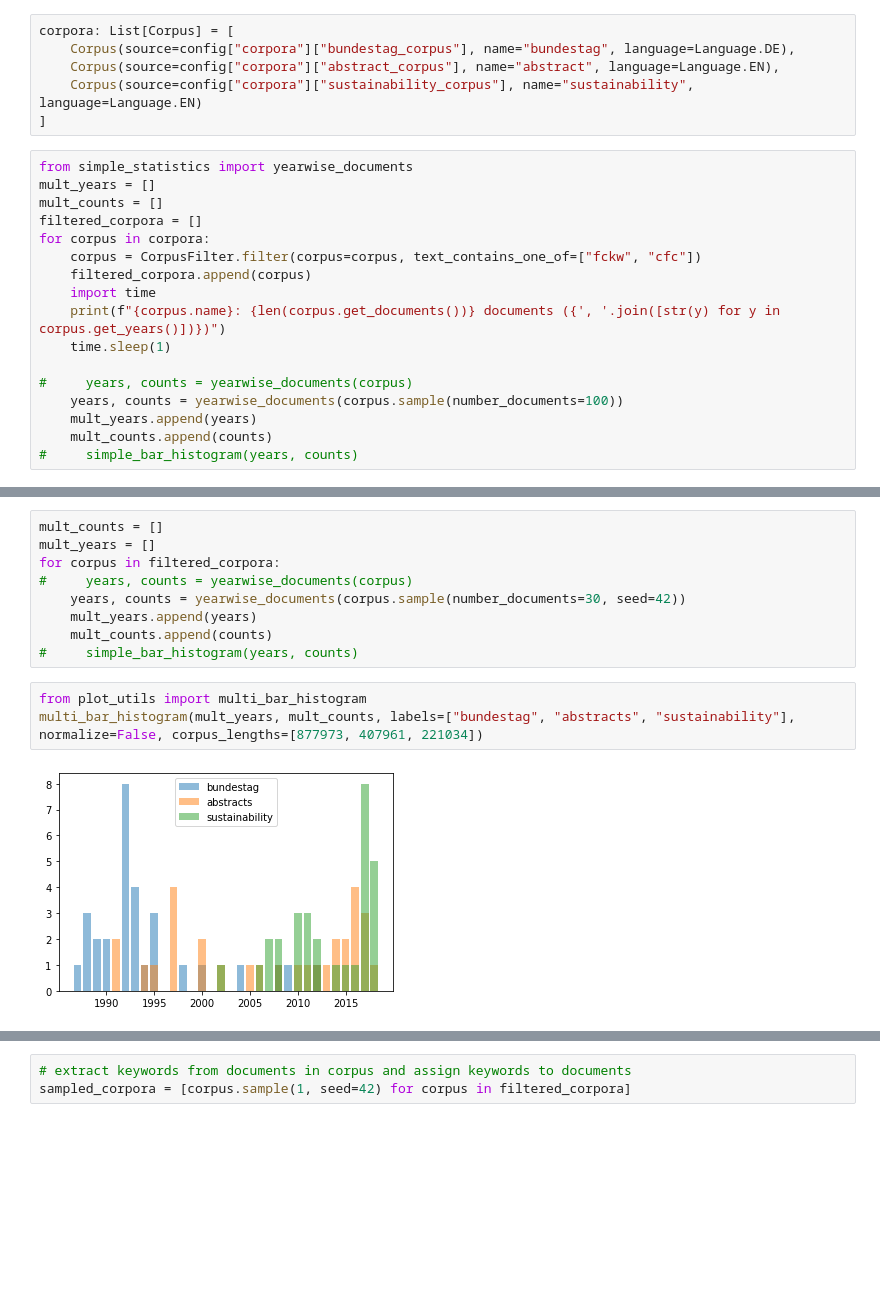
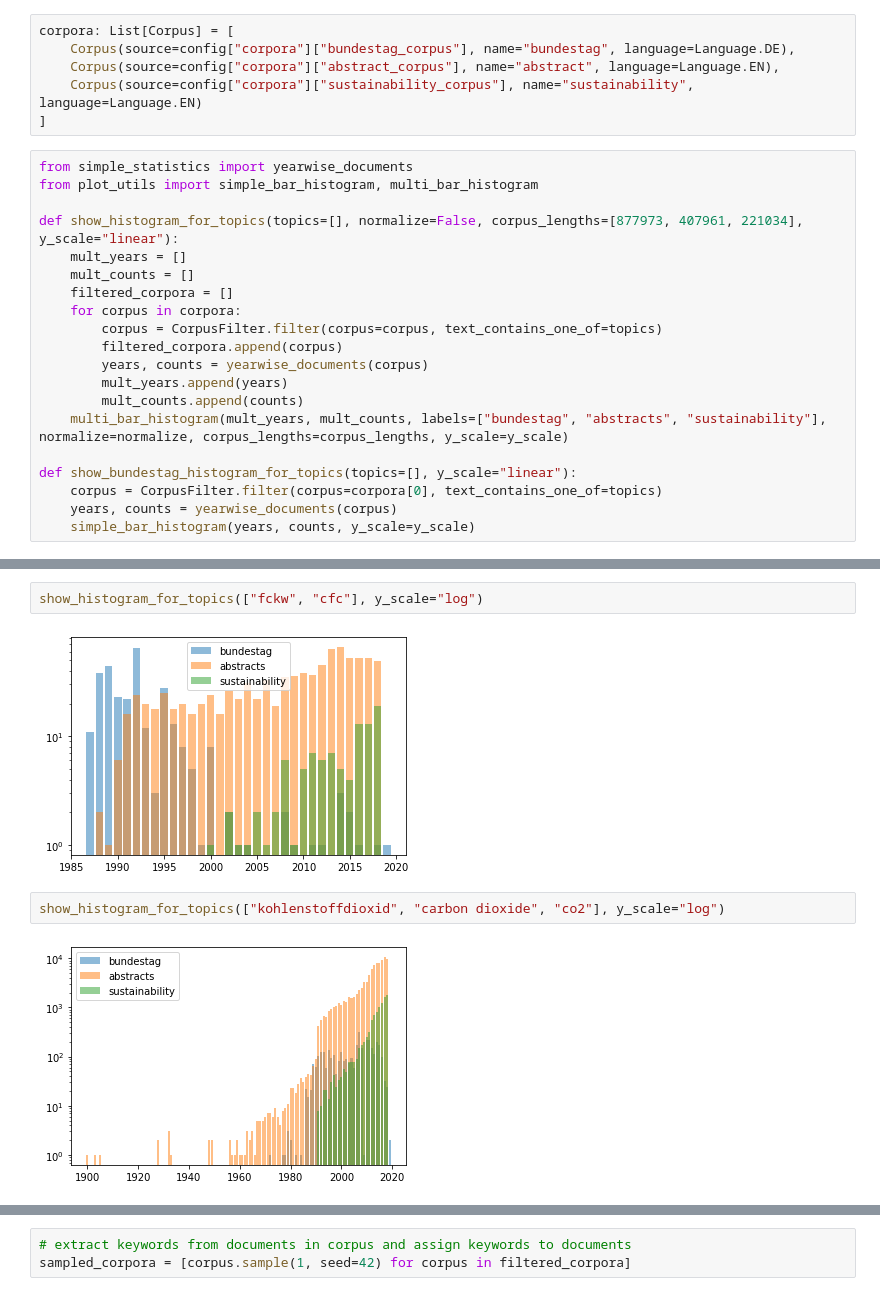
Before and after one commit to philipptrenz/climate-keywords, a Jupyter notebook: pipeline.ipynb, the cells around one changed output, grey strips where cells are left out. Saved outputs shown, nothing was run; the diff lists cells and outputs as text; blank space fills up the shorter version.

Commit message:
add more histograms

```diff
--- a/pipeline.ipynb
+++ b/pipeline.ipynb
@@ -15,18 +15,21 @@ corpora: List[Corpus] = [
 ]
 # %%
 from simple_statistics import yearwise_documents
-mult_years = []
-mult_counts = []
-filtered_corpora = []
-for corpus in corpora:
-    corpus = CorpusFilter.filter(corpus=corpus, text_contains_one_of=["fckw", "cfc"])
-    filtered_corpora.append(corpus)
-    import time
-    print(f"{corpus.name}: {len(corpus.get_documents())} documents ({', '.join([str(y) for y in corpus.get_years()])})")
-    time.sleep(1)
+from plot_utils import simple_bar_histogram, multi_bar_histogram
 
-#     years, counts = yearwise_documents(corpus)
-    years, counts = yearwise_documents(corpus.sample(number_documents=100))
-    mult_years.append(years)
-    mult_counts.append(counts)
-#     simple_bar_histogram(years, counts)
+def show_histogram_for_topics(topics=[], normalize=False, corpus_lengths=[877973, 407961, 221034], y_scale="linear"):
+    mult_years = []
+    mult_counts = []
+    filtered_corpora = []
+    for corpus in corpora:
+        corpus = CorpusFilter.filter(corpus=corpus, text_contains_one_of=topics)
+        filtered_corpora.append(corpus)
+        years, counts = yearwise_documents(corpus)
+        mult_years.append(years)
+        mult_counts.append(counts)
+    multi_bar_histogram(mult_years, mult_counts, labels=["bundestag", "abstracts", "sustainability"], normalize=normalize, corpus_lengths=corpus_lengths, y_scale=y_scale)
+
+def show_bundestag_histogram_for_topics(topics=[], y_scale="linear"):
+    corpus = CorpusFilter.filter(corpus=corpora[0], text_contains_one_of=topics)
+    years, counts = yearwise_documents(corpus)
+    simple_bar_histogram(years, counts, y_scale=y_scale)
@@ -37,14 +36,8 @@ sustainability: 96 documents (2000, 2002, 2003, 2004, 2005, 2006, 2007, 2008, 20
-# %%
-mult_counts = []
-mult_years = []
-for corpus in filtered_corpora:
-#     years, counts = yearwise_documents(corpus)
-    years, counts = yearwise_documents(corpus.sample(number_documents=30, seed=42))
-    mult_years.append(years)
-    mult_counts.append(counts)
-#     simple_bar_histogram(years, counts)
-# %%
-from plot_utils import multi_bar_histogram
-multi_bar_histogram(mult_years, mult_counts, labels=["bundestag", "abstracts", "sustainability"], normalize=False, corpus_lengths=[877973, 407961, 221034])
-# %% [output]
-[figure, removed]
+# %%
+show_histogram_for_topics(["fckw", "cfc"], y_scale="log")
+# %% [output]
+[figure, added]
+# %%
+show_histogram_for_topics(["kohlenstoffdioxid", "carbon dioxide", "co2"], y_scale="log")
+# %% [output]
+[figure, added]
```
Also changed, not shown: parts of 10 cells of this notebook.
